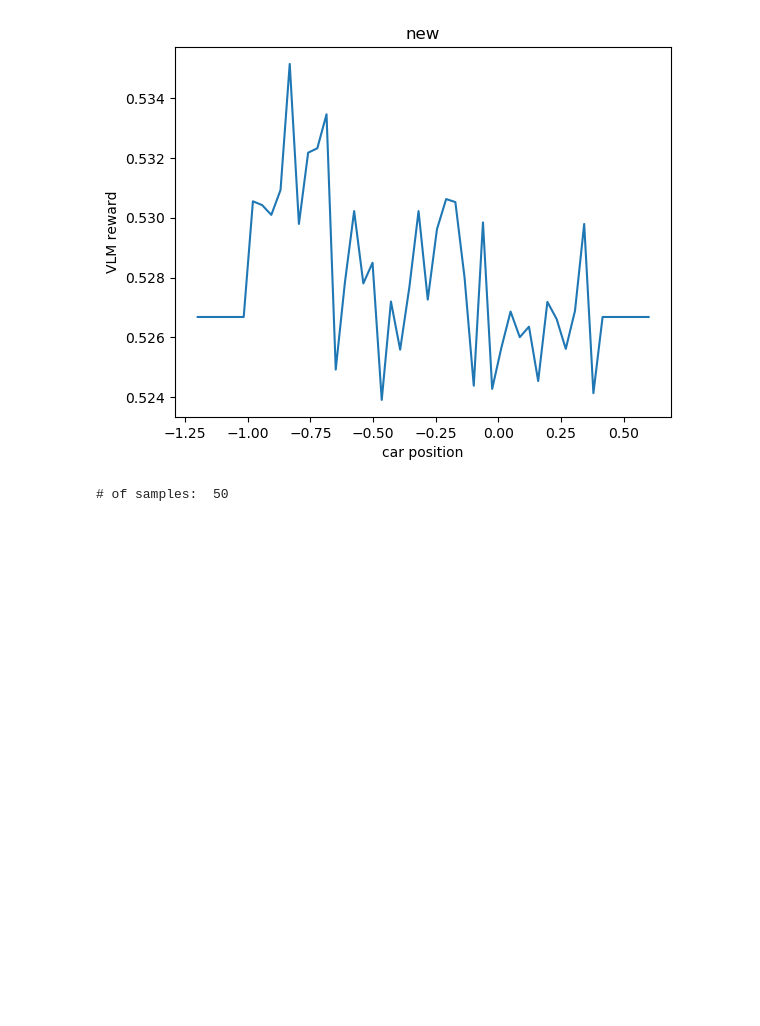
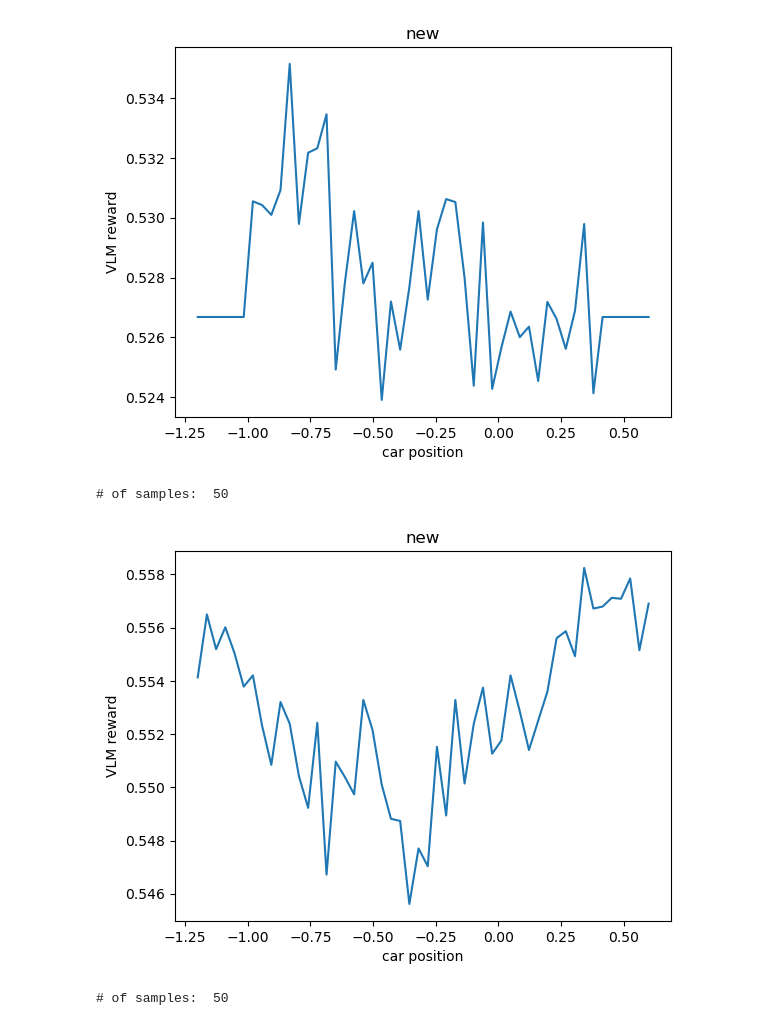
Before and after one commit to quantumiracle/human_prior_games, a Jupyter notebook: openai_gym/render_vlm_reward_test.ipynb, the cells around one changed output. Saved outputs shown, nothing was run; the diff lists cells and outputs as text; code cells hidden in the pictures; blank space fills up the shorter version.

```diff
--- a/openai_gym/render_vlm_reward_test.ipynb
+++ b/openai_gym/render_vlm_reward_test.ipynb
@@ -124,6 +124,12 @@ load_results('new_prompt/MountainCar-v0_ViT-L-14_alpha1.0_results.pkl', 'Mountai
 # %% [output]
 # of samples:  50
 [figure]
+# %%
+# the car stays at the lowest position on the curve
+load_results('new_prompt/MountainCar-v0_ViT-L-14_alpha1.0_results.pkl', 'MountainCar-v0',  show_frame=False)
+# %% [output]
+# of samples:  50
+[figure, added]
 # %%
 # both baesline and target from llava:
 # baseline: The image features a graph with a curve that has a small black dot on it. The curve is steep, and the dot is located near the bottom of the curve. The graph is displayed on a white background, making the curve and the dot stand out prominently.
```
Also changed, not shown: 2 other files.
